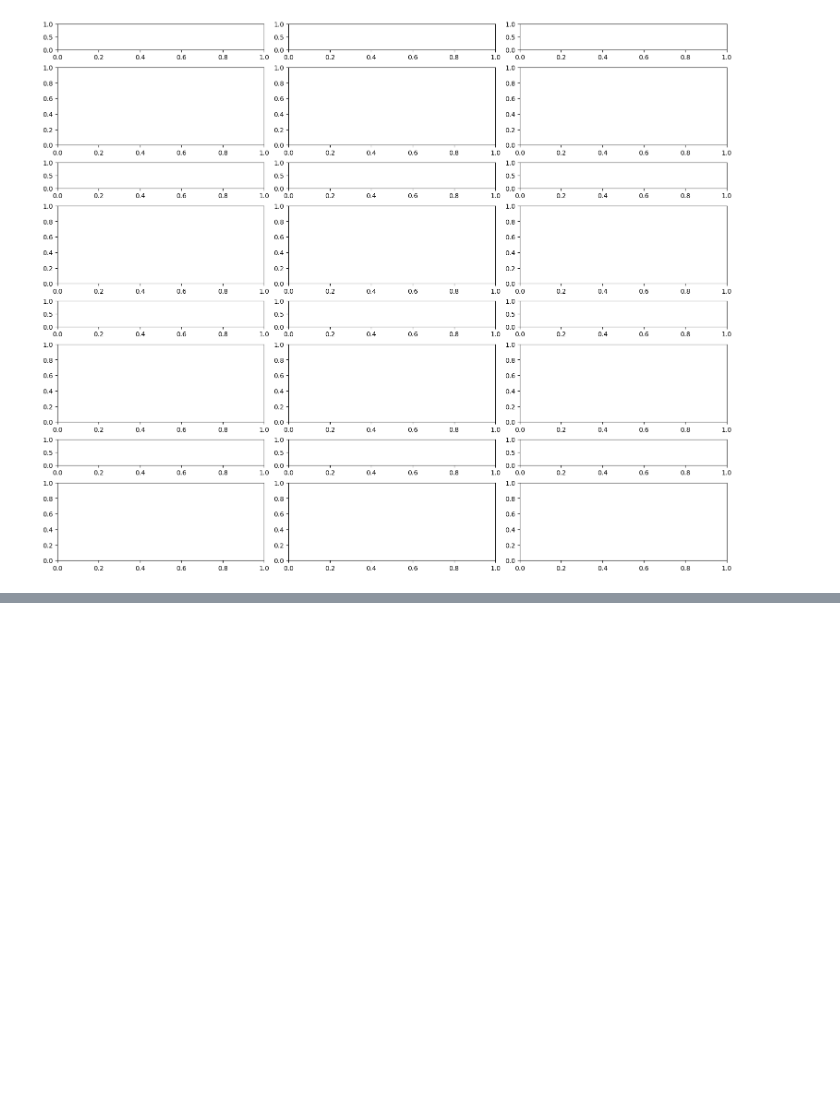
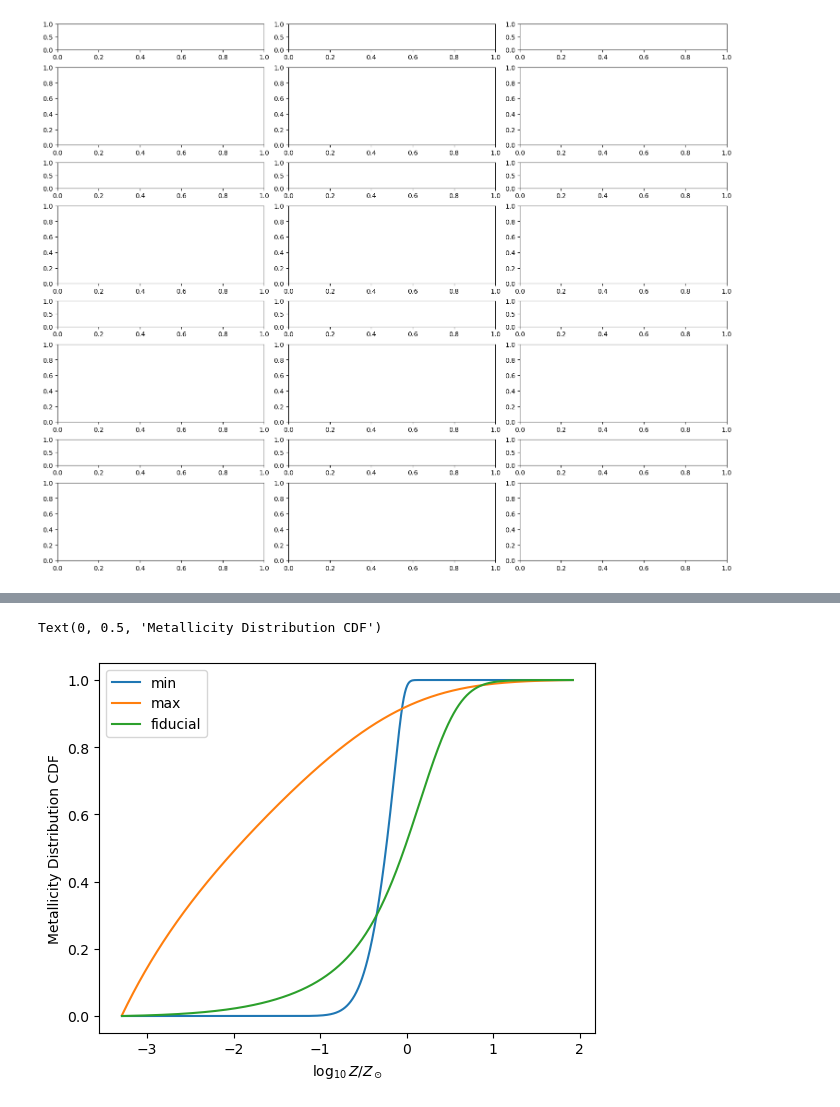
Before and after one commit to stlgolfer/metallicity_mergers, a Jupyter notebook: large_plot.ipynb, the cells around one changed output, grey strips where cells are left out. Saved outputs shown, nothing was run; the diff lists cells and outputs as text; code cells hidden in the pictures; blank space fills up the shorter version.

Commit message:
Add dpdlogz comparison cdfs

```diff
--- a/large_plot.ipynb
+++ b/large_plot.ipynb
@@ -364,0 +355,66 @@ Sum total:223.69086182698956
+# %%
+# gonna see if we can make a plot with just the CDF of CE so that way we can make comparisons across SFRD choices
+sfrd_fig, sfrd_ax = plt.subplots(1, 1)
+import sys
+import os
+sys.path.append(os.path.abspath('/Users/alexandermigala/Documents/Github/COMPAS/compas_python_utils/cosmic_integration'))
+import FastCosmicIntegration as fci
+
+class ZConfig:
+    # mu0=0.035, muz=-0.23, sigma_0=0.39, sigma_z=0.0, alpha =0.0,
+    def __init__(self, name, mu0, muz, sigma0, sigmaz, alpha):
+        self.mu0 = mu0
+        self.muz = muz
+        self.sigma0 = sigma0
+        self.sigmaz = sigmaz
+        self.alpha = alpha
+        self.name = name
+
+sfrd_configs = {
+    ZConfig(
+        'min',
+        0.007,
+        0.0,
+        0.7,
+        0.0,
+        -6.0
+    ),
+    ZConfig(
+        'fiducial',
+        0.025,
+        -0.049,
+        1.125,
+        0.048,
+        -1.778
+    ),
+    ZConfig(
+        'max',
+        0.035,
+        -0.5,
+        2,
+        0.1,
+        0
+    )
+}
+
+with open(f'./intrinsic_plotting_data_BBH.pkl', 'rb') as p:
+    intrinsic = pickle.load(p)
+    for c in sfrd_configs:
+        dpdlogZ, Zs, _ = fci.find_metallicity_distribution(
+            intrinsic['redshifts'],
+            -4,
+            -1,
+            mu0=c.mu0, muz=c.muz, sigma_0=c.sigma0, sigma_z=c.sigmaz, alpha =c.alpha) # ok so will need the ranges, which we can get from an FCI run
+        dpdlogZ_overreds = np.sum(dpdlogZ,axis=0)
+        sfrd_ax.plot(
+            np.log10(Zs/0.012),
+            np.cumsum(dpdlogZ_overreds)/np.sum(dpdlogZ_overreds),
+            label=c.name
+            ) # don't actually need to plot the sfr since it is just a normalization
+        # so really, this comparison is just about the different choices in metallicity distribution parameters
+sfrd_ax.legend()
+sfrd_ax.set_xlabel(r'$\log_{10}Z/Z_\odot$')
+sfrd_ax.set_ylabel('Metallicity Distribution CDF')
+# %% [output]
+Text(0, 0.5, 'Metallicity Distribution CDF')
+[figure, added]
```
Also changed, not shown: parts of 1 cell of this notebook.
